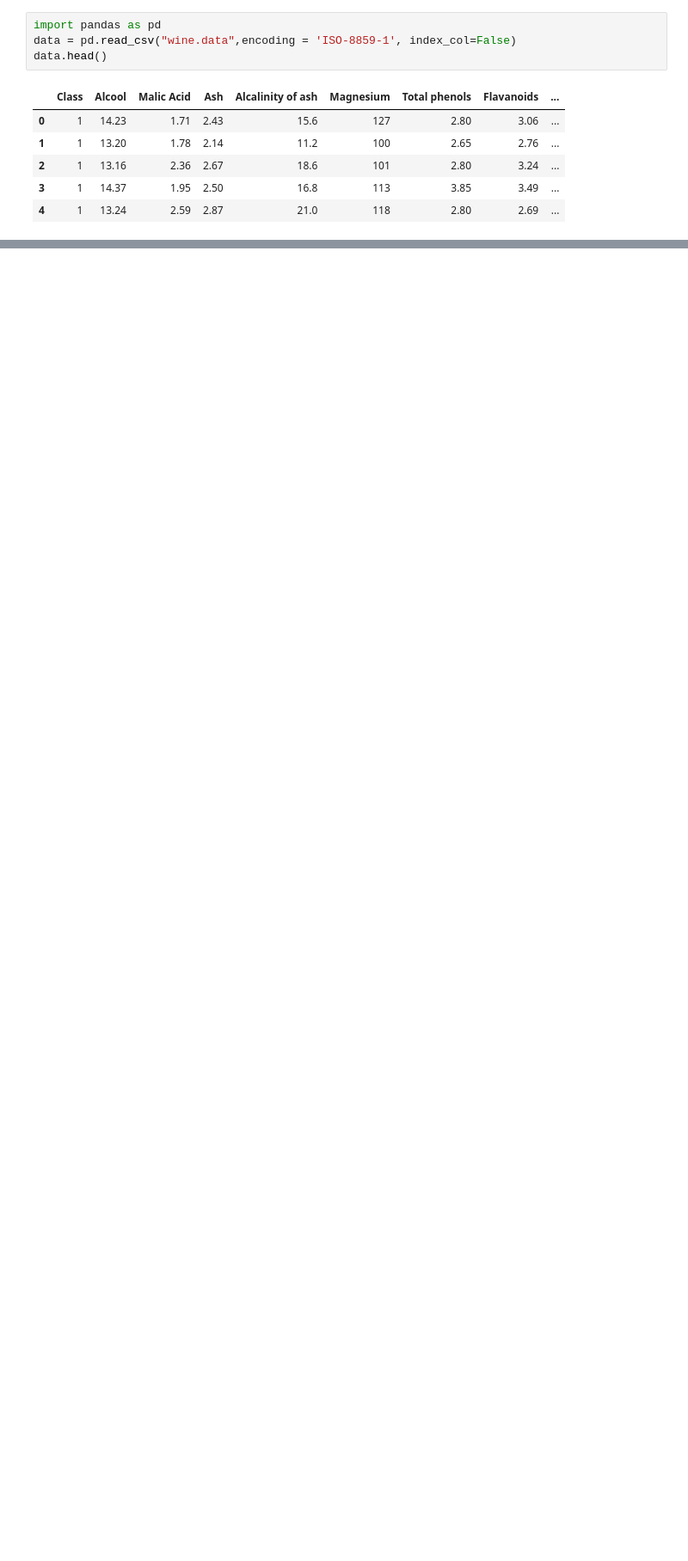
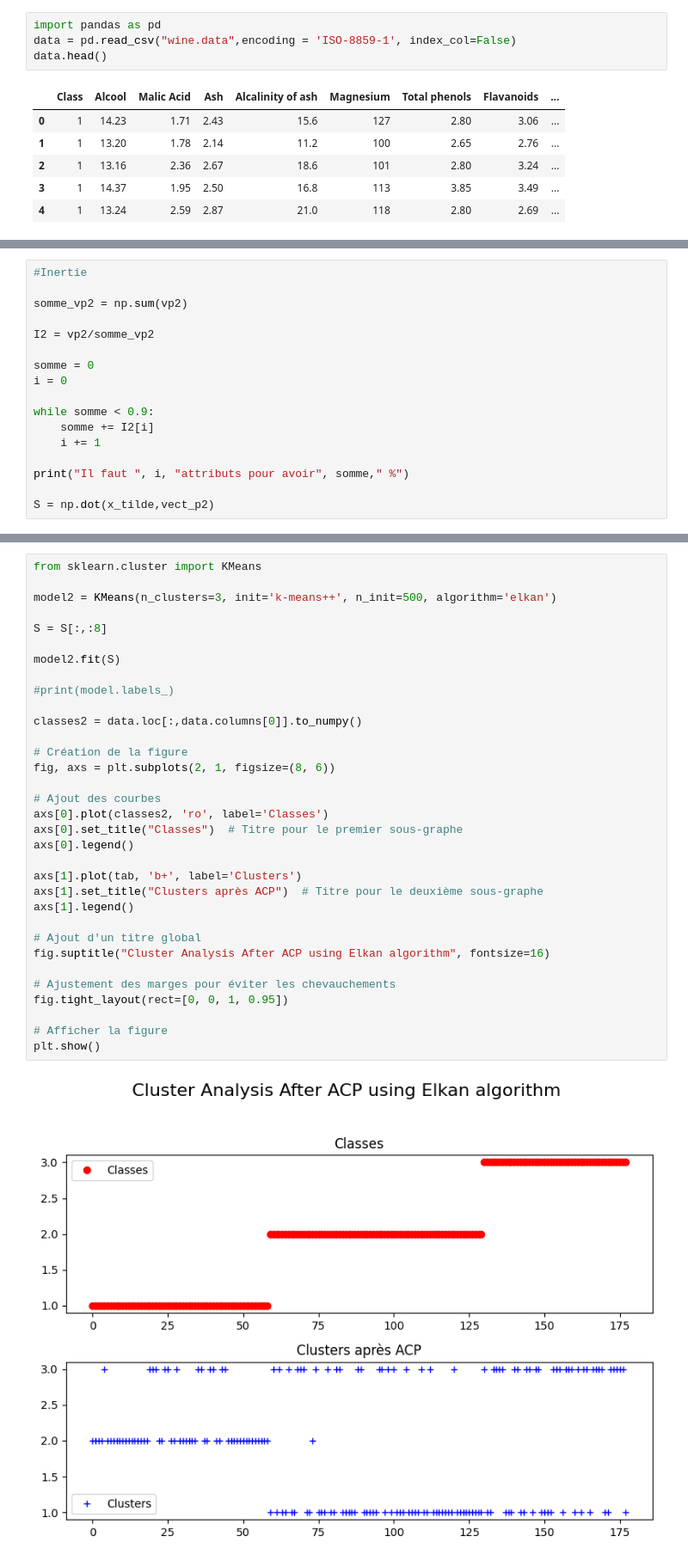
Before and after one commit to netodeabreujoao/projet_traitement_info, a Jupyter notebook: project.ipynb, the cells around one changed output, grey strips where cells are left out. Shown at 86% size. Drawn from its saved outputs; the diff is of its cells as text; blank space fills up the shorter version.

```diff
--- a/project.ipynb
+++ b/project.ipynb
@@ -11,0 +105,17 @@ data.head()
+# %%
+#Inertie
+
+somme_vp2 = np.sum(vp2)
+
+I2 = vp2/somme_vp2
+
+somme = 0
+i = 0
+
+while somme < 0.9:
+    somme += I2[i]
+    i += 1
+
+print("Il faut ", i, "attributs pour avoir", somme," %")
+
+S = np.dot(x_tilde,vect_p2)
@@ -12,3 +196,38 @@ data.head()
+# %%
+from sklearn.cluster import KMeans
+
+model2 = KMeans(n_clusters=3, init='k-means++', n_init=500, algorithm='elkan')
+
+S = S[:,:8]
+
+model2.fit(S)
+
+#print(model.labels_)
+
+classes2 = data.loc[:,data.columns[0]].to_numpy()
+
+# Création de la figure
+fig, axs = plt.subplots(2, 1, figsize=(8, 6))
+
+# Ajout des courbes
+axs[0].plot(classes2, 'ro', label='Classes')
+axs[0].set_title("Classes")  # Titre pour le premier sous-graphe
+axs[0].legend()
+
+axs[1].plot(tab, 'b+', label='Clusters')
+axs[1].set_title("Clusters après ACP")  # Titre pour le deuxième sous-graphe
+axs[1].legend()
+
+# Ajout d'un titre global
+fig.suptitle("Cluster Analysis After ACP using Elkan algorithm", fontsize=16)
+
+# Ajustement des marges pour éviter les chevauchements
+fig.tight_layout(rect=[0, 0, 1, 0.95])
+
+# Afficher la figure
+plt.show()
+# %% [output]
+[figure, added]
 # %%
 from sklearn.cluster import KMeans
 import matplotlib.pyplot as plt
```
Also changed, not shown: parts of 7 cells of this notebook.
